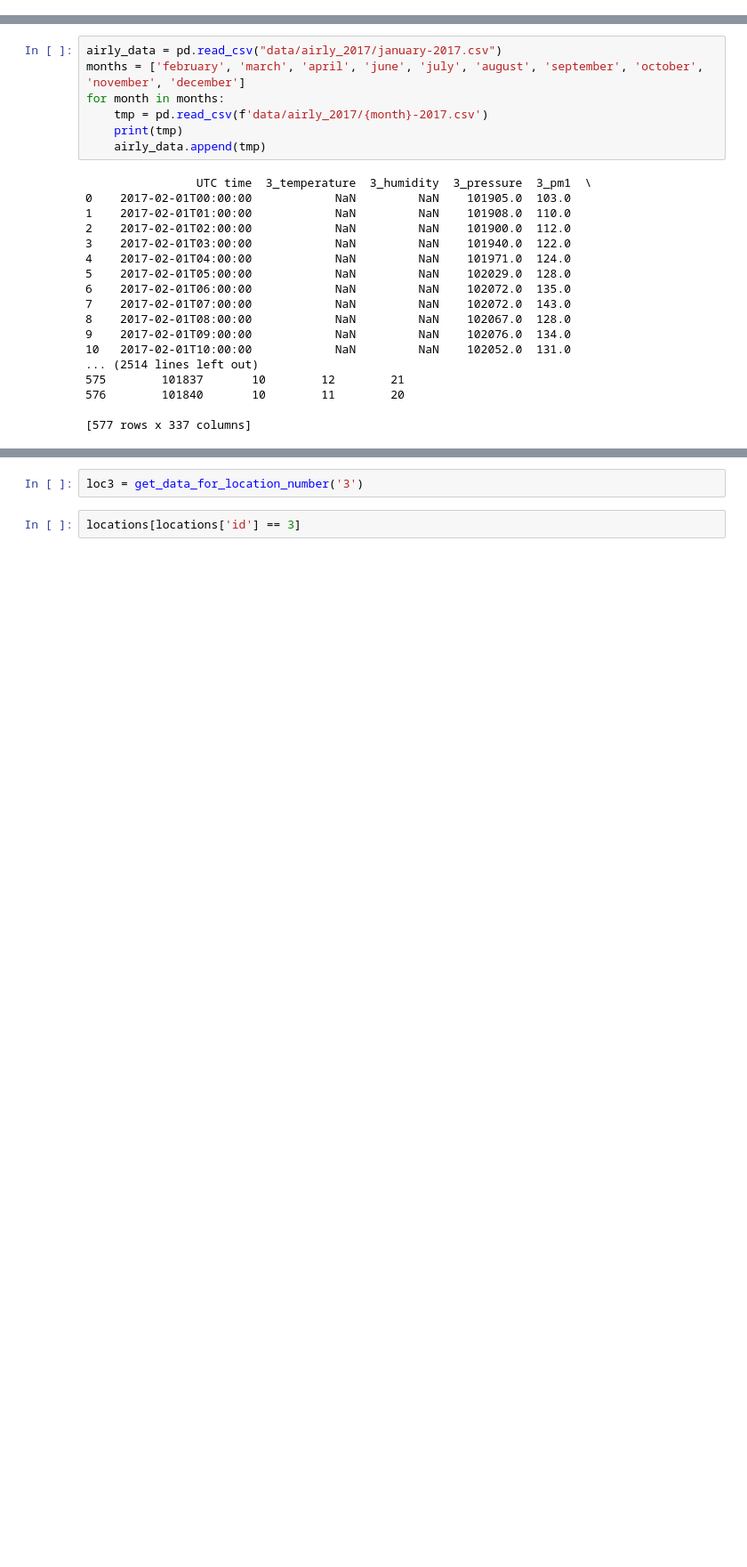
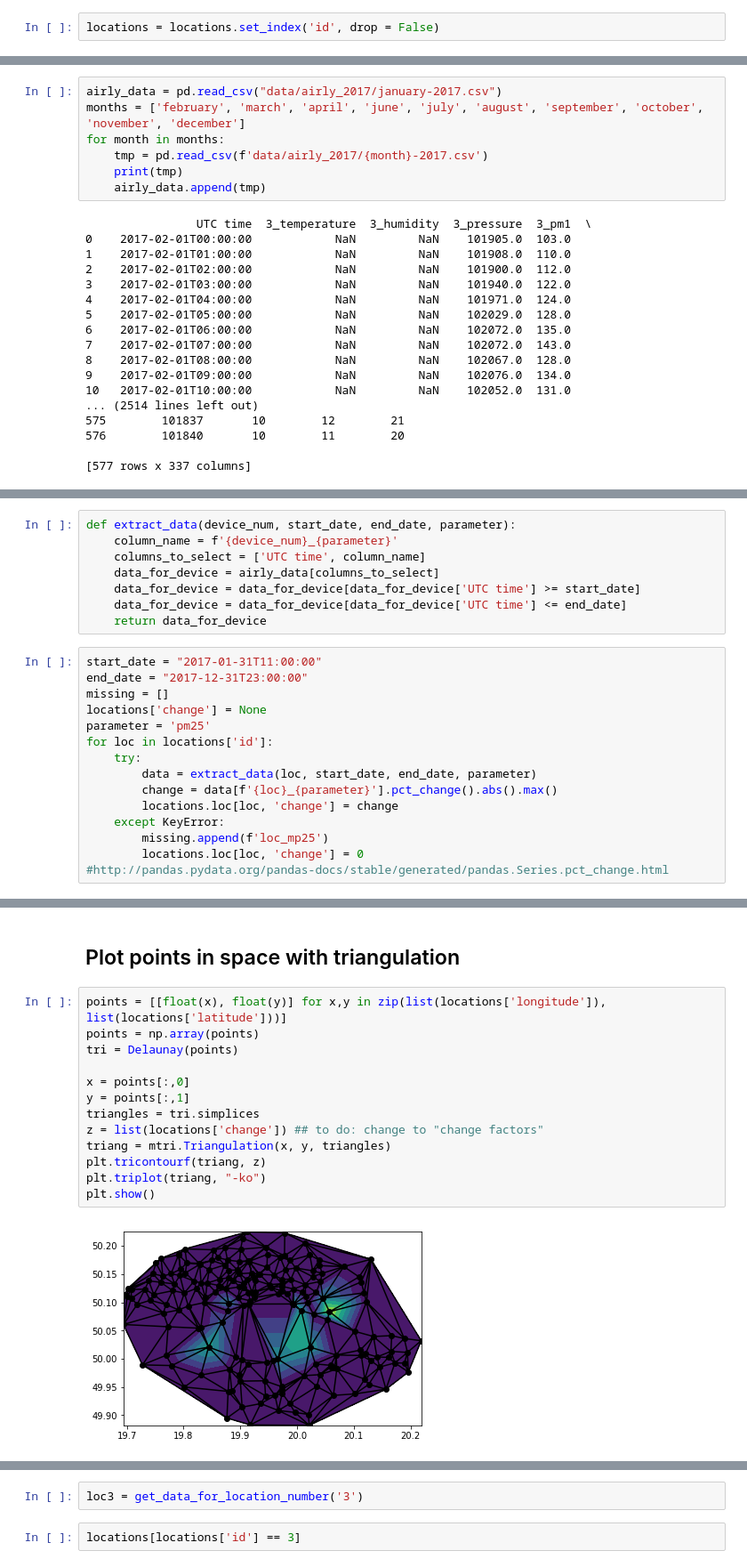
Before and after one commit to oswinoswin/airly_project, a Jupyter notebook: data_analysis.ipynb, the cells around one changed output, grey strips where cells are left out. Shown at 89% size. Saved outputs shown, nothing was run; the diff lists cells and outputs as text; blank space fills up the shorter version.

Commit message:
plot change

```diff
--- a/data_analysis.ipynb
+++ b/data_analysis.ipynb
@@ -135,3 +94,5 @@ df[df["city"]=="Kraków"]
+# %%
+locations = locations.set_index('id', drop = False)
 # %%
 from scipy.spatial import Delaunay
 import matplotlib.pyplot as plt
@@ -182 +131,24 @@ def get_data_for_location_number(num):
     return airly_data[columns_to_select]
+# %%
+def extract_data(device_num, start_date, end_date, parameter):
+    column_name = f'{device_num}_{parameter}'
+    columns_to_select = ['UTC time', column_name]
+    data_for_device = airly_data[columns_to_select]
+    data_for_device = data_for_device[data_for_device['UTC time'] >= start_date]
+    data_for_device = data_for_device[data_for_device['UTC time'] <= end_date]
+    return data_for_device
+# %%
+start_date = "2017-01-31T11:00:00"
+end_date = "2017-12-31T23:00:00"
+missing = []
+locations['change'] = None
+parameter = 'pm25'
+for loc in locations['id']:
+    try:
+        data = extract_data(loc, start_date, end_date, parameter)
+        change = data[f'{loc}_{parameter}'].pct_change().abs().max()
+        locations.loc[loc, 'change'] = change
+    except KeyError:
+        missing.append(f'loc_mp25')
+        locations.loc[loc, 'change'] = 0
+#http://pandas.pydata.org/pandas-docs/stable/generated/pandas.Series.pct_change.html
@@ -182,0 +161,17 @@ def get_data_for_location_number(num):
+# %% [markdown]
+## Plot points in space with triangulation
+# %%
+points = [[float(x), float(y)] for x,y in zip(list(locations['longitude']), list(locations['latitude']))]
+points = np.array(points)
+tri = Delaunay(points)
+
+x = points[:,0]
+y = points[:,1]
+triangles = tri.simplices
+z = list(locations['change']) ## to do: change to "change factors"
+triang = mtri.Triangulation(x, y, triangles)
+plt.tricontourf(triang, z)
+plt.triplot(triang, "-ko")
+plt.show()
+# %% [output]
+[figure, added]
```
Also changed, not shown: parts of 11 cells of this notebook.
